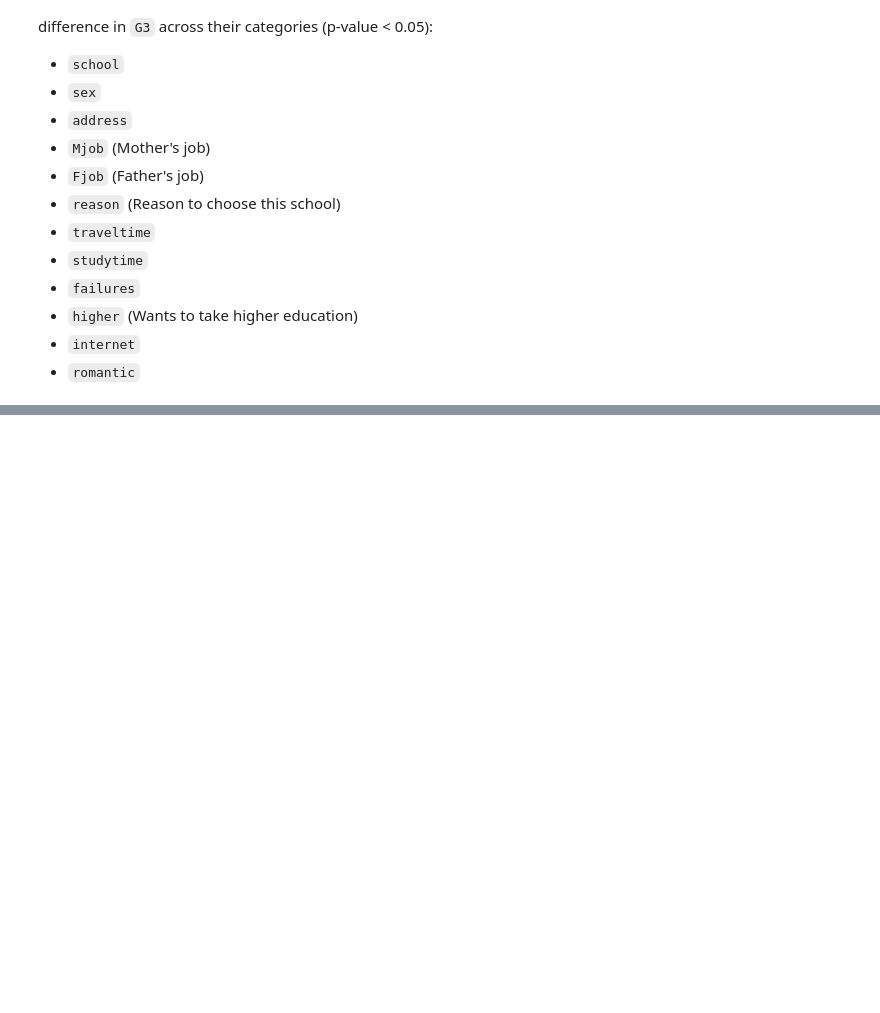
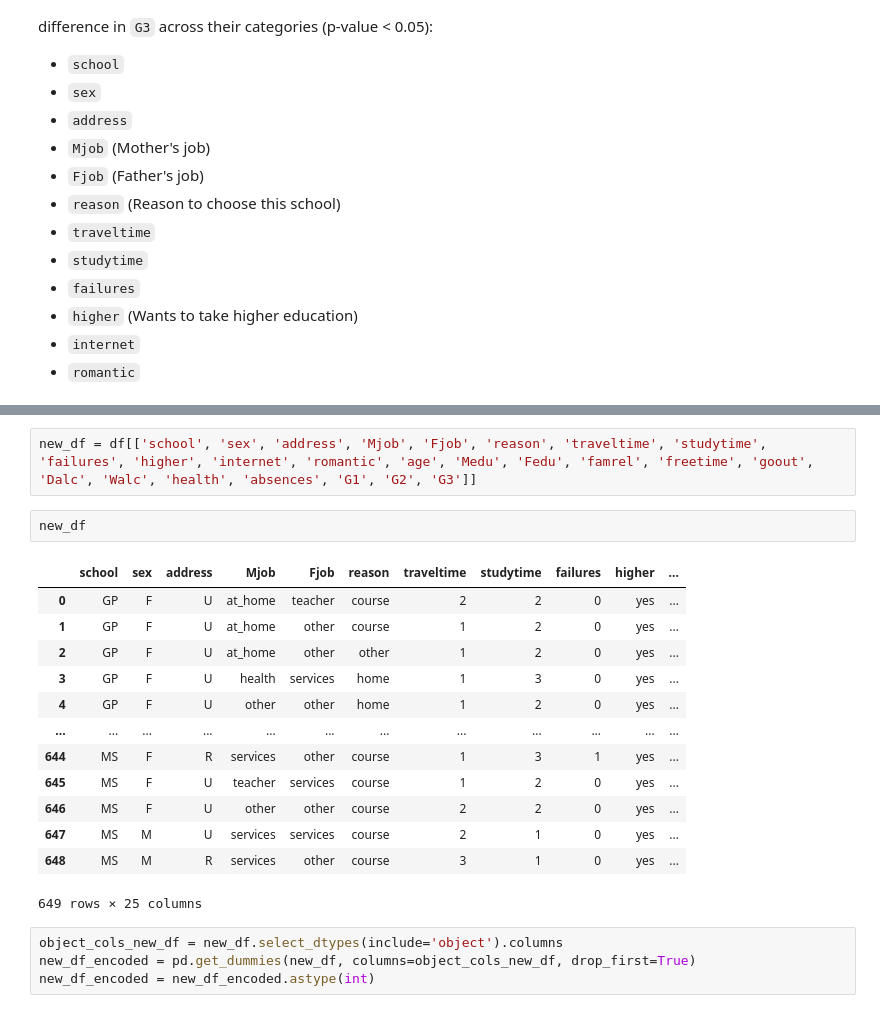
Before and after one commit to coder-priyanka01/Machine-Learning, a Jupyter notebook: Student.ipynb, the cells around one changed output, grey strips where cells are left out. Drawn from its saved outputs; the diff is of its cells as text; blank space fills up the shorter version.

```diff
--- a/Student.ipynb
+++ b/Student.ipynb
@@ -323,0 +350,22 @@ Based on the F-test (one-way ANOVA) results, the following categorical variables
+# %%
+new_df = df[['school', 'sex', 'address', 'Mjob', 'Fjob', 'reason', 'traveltime', 'studytime', 'failures', 'higher', 'internet', 'romantic', 'age', 'Medu', 'Fedu', 'famrel', 'freetime', 'goout', 'Dalc', 'Walc', 'health', 'absences', 'G1', 'G2', 'G3']]
+# %%
+new_df
+# %% [output]
+|  | school | sex | address | Mjob | Fjob | reason | traveltime | studytime | failures | higher | ... |
+| 0 | GP | F | U | at_home | teacher | course | 2 | 2 | 0 | yes | ... |
+| 1 | GP | F | U | at_home | other | course | 1 | 2 | 0 | yes | ... |
+| 2 | GP | F | U | at_home | other | other | 1 | 2 | 0 | yes | ... |
+| 3 | GP | F | U | health | services | home | 1 | 3 | 0 | yes | ... |
+| 4 | GP | F | U | other | other | home | 1 | 2 | 0 | yes | ... |
+| ... | ... | ... | ... | ... | ... | ... | ... | ... | ... | ... | ... |
+| 644 | MS | F | R | services | other | course | 1 | 3 | 1 | yes | ... |
+| 645 | MS | F | U | teacher | services | course | 1 | 2 | 0 | yes | ... |
+| 646 | MS | F | U | other | other | course | 2 | 2 | 0 | yes | ... |
+| 647 | MS | M | U | services | services | course | 2 | 1 | 0 | yes | ... |
+| 648 | MS | M | R | services | other | course | 3 | 1 | 0 | yes | ... |
+649 rows × 25 columns
+# %%
+object_cols_new_df = new_df.select_dtypes(include='object').columns
+new_df_encoded = pd.get_dummies(new_df, columns=object_cols_new_df, drop_first=True)
+new_df_encoded = new_df_encoded.astype(int)
```
Also changed, not shown: parts of 4 cells of this notebook.
